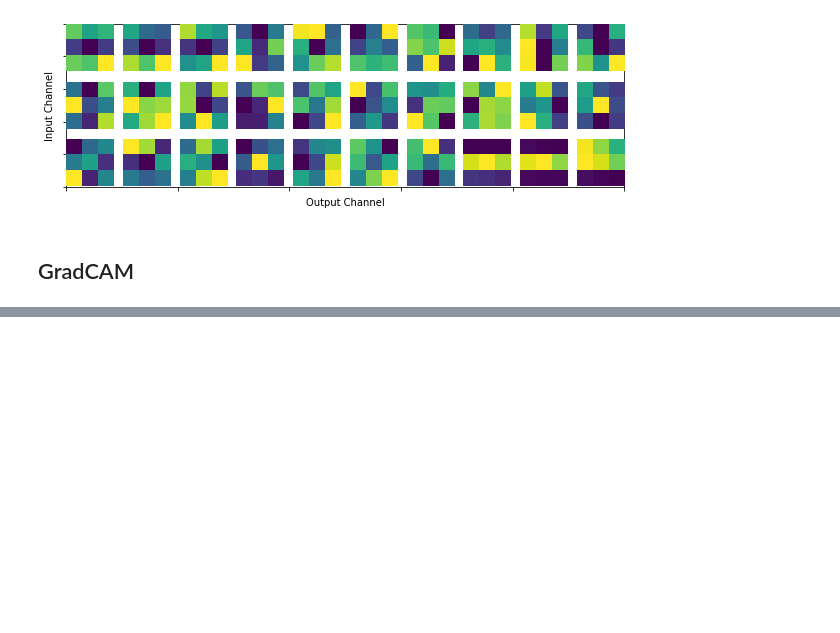
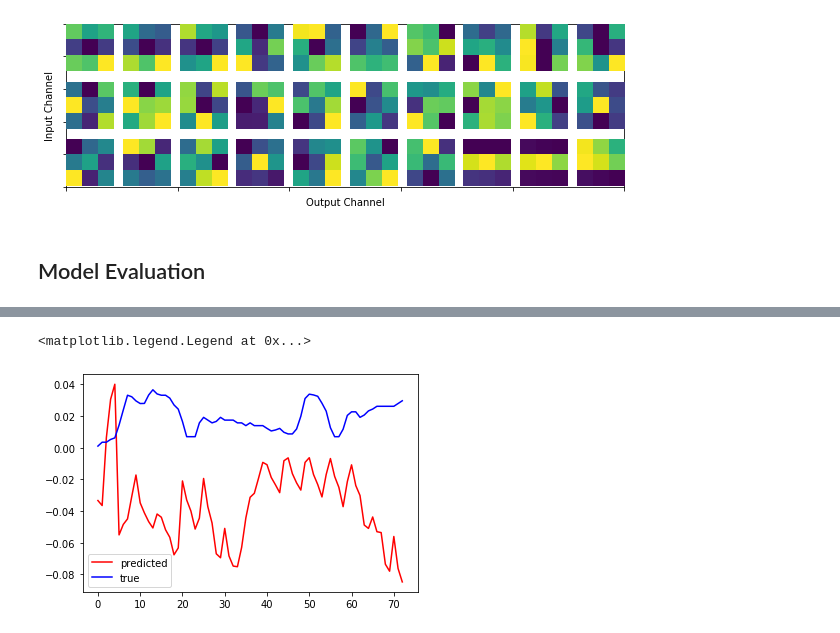
Before and after one commit to cvcore/steering-angle-prediction, a Jupyter notebook: 0-CNN3D.ipynb, the cells around one changed output, grey strips where cells are left out. Cells and saved outputs as stored; diff of their text form; code cells hidden in the pictures; blank space fills up the shorter version.

Commit message:
add full visualization to CNN and TL model

```diff
--- a/0-CNN3D.ipynb
+++ b/0-CNN3D.ipynb
@@ -263,12 +240,12 @@ visualize_cnn(cnn3d_model.Convolution1)
 # %% [output]
 (64, 3, 3, 3, 3)
 [figure]
-# %% [markdown]
-## GradCAM
+# %% [markdown]
+## Model Evaluation
 # %%
 cnn_cam_extractor = CamExtractor3DCNN(cnn3d_model)
 
-Batch_size = 1
+Batch_size = 5
 Seq_len = 5
 
 
@@ -278,13 +255,17 @@ udacity_dataset = UdacityDataset(csv_file='/export/jupyterlab/data/udacity-chall
                                  select_camera='center_camera')
 
 # 3D CNN has different input batch size and seq_len, so we define new CBS and Loader
-cbs_3dcnn = ConsecutiveBatchSampler(data_source=udacity_dataset, batch_size=Batch_size, shuffle=False, drop_last=False, seq_len=Seq_len)
+cbs_3dcnn = ConsecutiveBatchSampler(data_source=udacity_dataset, batch_size=Batch_size, shuffle=False, drop_last=False, seq_len=Seq_len, use_all_frames=True)
 loader_3dcnn = DataLoader(udacity_dataset, sampler=cbs_3dcnn, collate_fn=(lambda x: x[0]))
 # %%
 mse_loss = nn.MSELoss()
 
+angle_pred_history = []
+angle_true_history = []
+
+frame_count = 0
 for i, testing_sample in enumerate(tqdm(loader_3dcnn, total=len(loader_3dcnn))):
-    testing_sample['image'] = torch.Tensor(resize(testing_sample['image'], (Batch_size,Seq_len,3,120,320),anti_aliasing=True))
+    testing_sample['image'] = torch.Tensor(resize(testing_sample['image'], (Batch_size,Seq_len,3,120,320), anti_aliasing=True))
     image_input = testing_sample['image'].permute(0,2,1,3,4).to(device)
     prediction = cnn3d_model(image_input).squeeze()
     target = testing_sample['angle'].squeeze().to(device)
@@ -292,6 +273,35 @@ for i, testing_sample in enumerate(tqdm(loader_3dcnn, total=len(loader_3dcnn))):
     loss.backward()
 
     cam_image = cnn_cam_extractor.to_image(width=320, height=120) # Use this line to extract CAM image from the model!
-    visualize_gradcam(cam_image, testing_sample['image'], 'cam_images/test_cam_{}.png'.format(i))
+
+
+    for b in range(Batch_size):
+        fig, ax = plt.subplots()
+        show_image_single(ax, testing_sample['image'][b, -1, :, :, :].permute(1, 2, 0),
+                          angle_pred=prediction[b, -1].cpu().detach().numpy()*30,
+                          speed=testing_sample['speed'][b, -1].detach().numpy(),
+                          angle_true=testing_sample['angle'][b, -1].detach().numpy()*30)
+
+        angle_pred_history.append(float(prediction[b, -1].cpu().detach().numpy()))
+        angle_true_history.append(float(testing_sample['angle'][b, -1].detach().numpy()))
+
+        plt.savefig("cam_images/steering-{}".format(frame_count))
+        frame_count += 1
+        plt.close()
+
+fig, ax = plt.subplots()
+ax.plot(angle_pred_history, color='red', label='predicted')
+ax.plot(angle_true_history, color='blue', label='true')
+ax.legend()
 # %% [output]
 [interactive output not drawn]
+# %%
+fig, ax = plt.subplots()
+
+ax.plot(angle_pred_history, color='red', label='predicted')
+ax.plot(angle_true_history, color='blue', label='true')
+
+ax.legend()
+# %% [output]
+<matplotlib.legend.Legend at 0x...>
+[figure, added]
```
Also changed, not shown: parts of 2 cells of this notebook, 2 other files.
